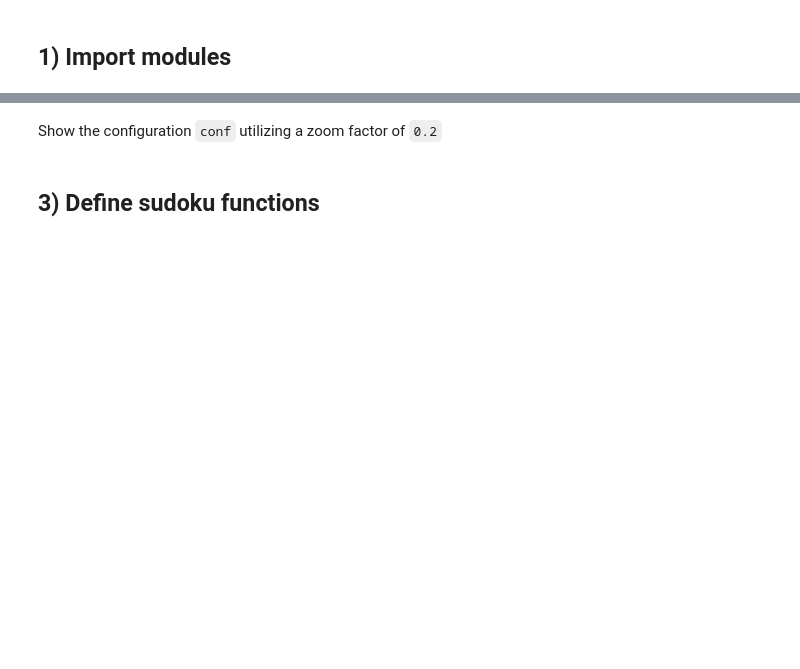
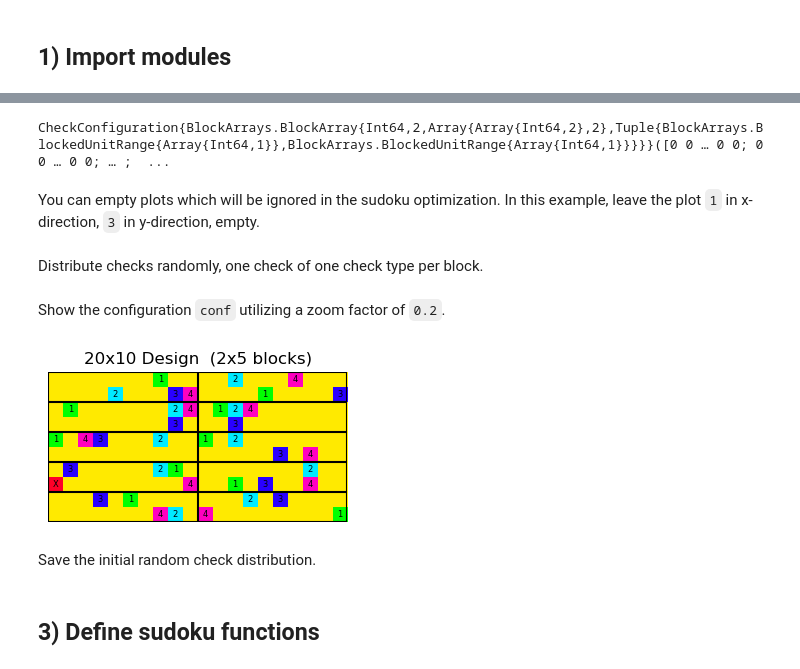
Before and after one commit to janattig/SudokuPlantDesign.jl, a Jupyter notebook: examples/Sudoku-augmented/Sudoku_augmented.ipynb, the cells around one changed output, grey strips where cells are left out. Drawn from its saved outputs; the diff is of its cells as text; code cells hidden in the pictures; blank space fills up the shorter version.

Commit message:
edited on example sudoku augmented

```diff
--- a/examples/Sudoku-augmented/Sudoku_augmented.ipynb
+++ b/examples/Sudoku-augmented/Sudoku_augmented.ipynb
@@ -48,5 +28,9 @@ Generate a new configuration `conf` which is divided into 2 horizontal and 5 ver
 # %%
-conf = get_configuration(
+C = get_configuration(
     [10,10],  [2,2,2,2,2],
     4
 )
+# %% [output]
+CheckConfiguration{BlockArrays.BlockArray{Int64,2,Array{Array{Int64,2},2},Tuple{BlockArrays.BlockedUnitRange{Array{Int64,1}},BlockArrays.BlockedUnitRange{Array{Int64,1}}}}}([0 0 … 0 0; 0 0 … 0 0; … ;  ...
+# %% [markdown]
+You can empty plots which will be ignored in the sudoku optimization. In this example, leave the plot `1` in x-direction, `3` in y-direction, empty.
@@ -52,0 +39,2 @@ conf = get_configuration(
+# %% [markdown]
+Distribute checks randomly, one check of one check type per block.
@@ -53,4 +43,8 @@ conf = get_configuration(
 # %% [markdown]
-Show the configuration `conf` utilizing a zoom factor of `0.2`
+Show the configuration `conf` utilizing a zoom factor of `0.2`.
 # %%
-show_configuration(conf, zoom=0.2)
+show_configuration(C, zoom=0.2)
+# %% [output]
+[figure, added]
+# %% [markdown]
+Save the initial random check distribution.
```
Also changed, not shown: parts of 19 cells of this notebook, 1 other file.
